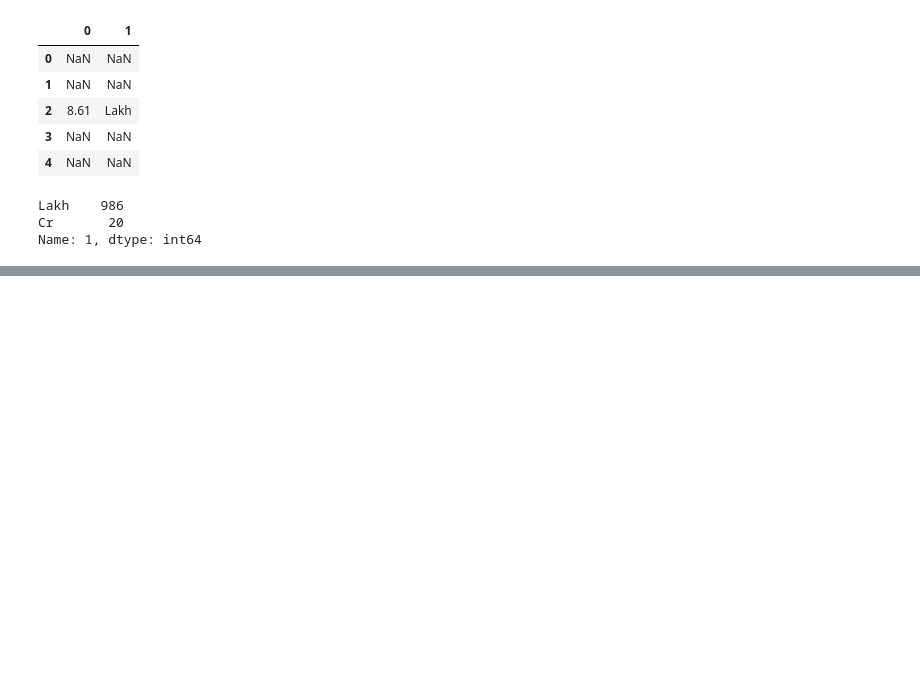
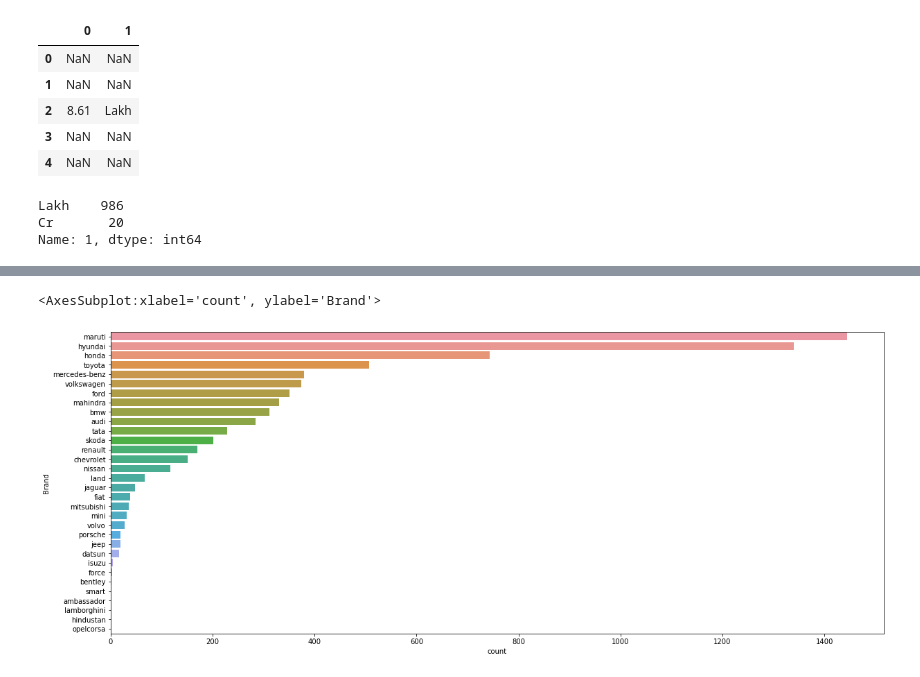
Before and after one commit to Salviz1019/Used-Car-Pricing-Model, a Jupyter notebook: Used Car Model - Supervised Learning.ipynb, the cells around one changed output, grey strips where cells are left out. Cells and saved outputs as stored; diff of their text form; code cells hidden in the pictures; blank space fills up the shorter version.

```diff
--- a/Used Car Model - Supervised Learning.ipynb
+++ b/Used Car Model - Supervised Learning.ipynb
@@ -267,0 +270,3 @@ db.head()
+# %%
+db["Brand"] = db["Name"].apply(lambda x: x.split(" ")[0].lower())
+db["Brand"].value_counts()
@@ -267,0 +291,6 @@ db.head()
+# %%
+plt.figure(figsize=(20,8))
+sns.countplot(y="Brand", data=db, order=db["Brand"].value_counts().index)
+# %% [output]
+<AxesSubplot:xlabel='count', ylabel='Brand'>
+[figure, added]
```
Also changed, not shown: parts of 9 cells of this notebook.
